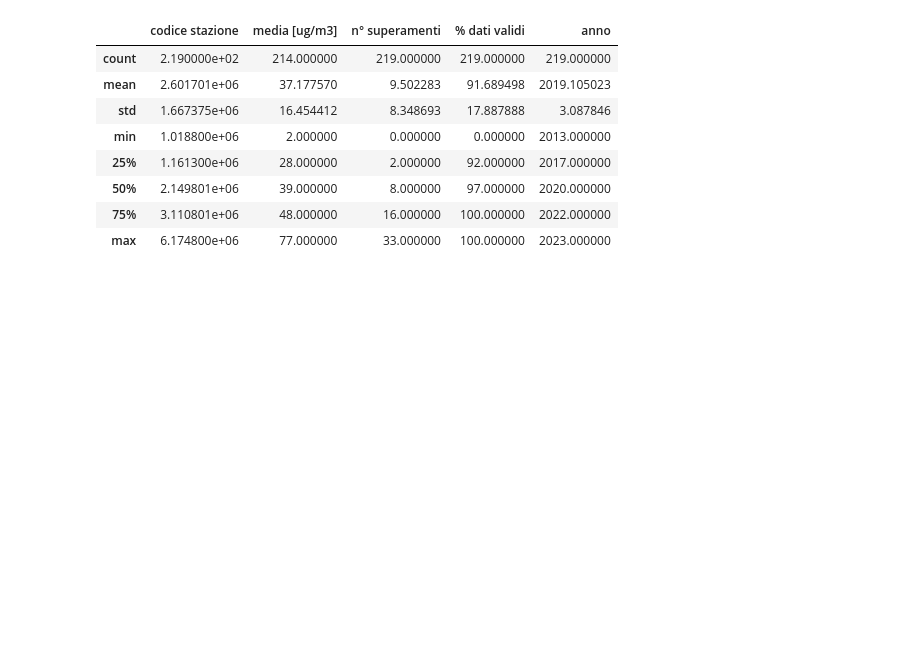
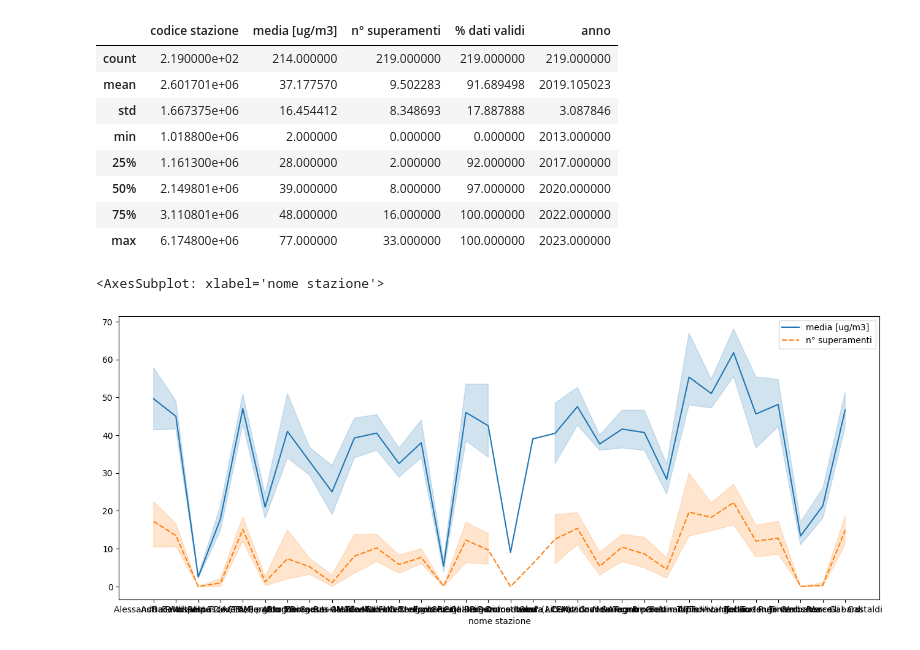
Before and after one commit to rgomezam/air_data, a Jupyter notebook: dati_arpa/p2_data_handling.ipynb, the cells around one changed output. Drawn from its saved outputs; the diff is of its cells as text; code cells hidden in the pictures; blank space fills up the shorter version.

```diff
--- a/dati_arpa/p2_data_handling.ipynb
+++ b/dati_arpa/p2_data_handling.ipynb
@@ -3,7 +3,7 @@
 # %%
 import pandas as pd
 # %%
-df1 = pd.read_csv("input/giornaliero_PM10_storico_7Feb.csv", index_col = 0)
+df1 = pd.read_csv("input/giornaliero_PM10_storico_7Feb.csv", index_col = 0, parse_dates= True)
 df1.head()
 # %% [output]
 |  | codice stazione | media [ug/m3] | n° superamenti | % dati validi | anno | data riferimento |
@@ -25,3 +25,16 @@ df1.describe()
 | 50% | 2.149801e+06 | 39.000000 | 8.000000 | 97.000000 | 2020.000000 |
 | 75% | 3.110801e+06 | 48.000000 | 16.000000 | 100.000000 | 2022.000000 |
 | max | 6.174800e+06 | 77.000000 | 33.000000 | 100.000000 | 2023.000000 |
+# %%
+import matplotlib.pyplot as plt
+import seaborn as sns
+
+df2 = df1.drop(["codice stazione","anno","% dati validi"], axis = 1)
+
+# Set the width and height of the figure
+plt.figure(figsize=(16,6))
+# Line chart
+sns.lineplot(data=df2)
+# %% [output]
+<AxesSubplot: xlabel='nome stazione'>
+[figure, added]
```
Also changed, not shown: 3 other files.
